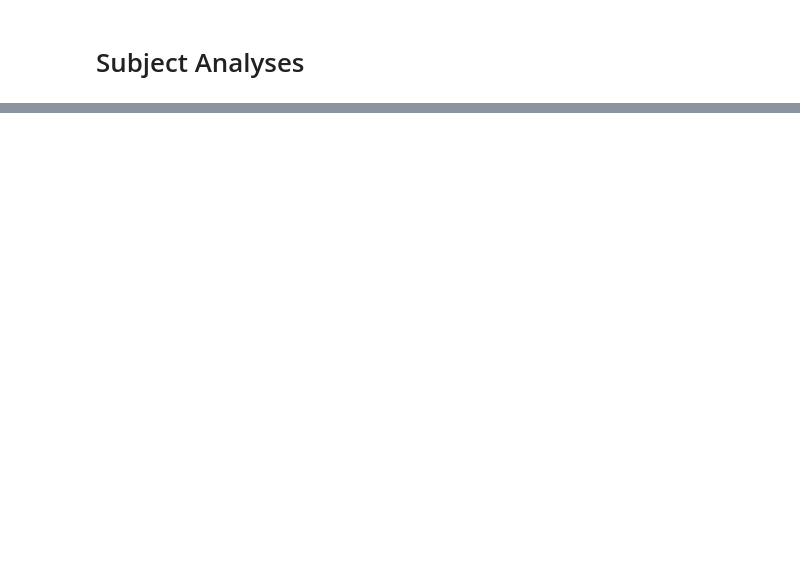
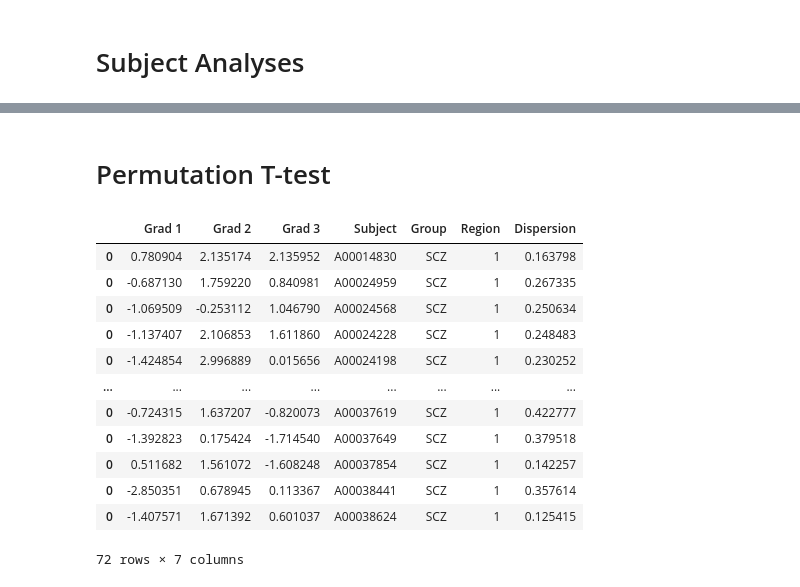
Before and after one commit to victoris93/feature-selection-scz, a Jupyter notebook: COBRE/cobre_analyses.ipynb, the cells around one changed output, grey strips where cells are left out. Cells and saved outputs as stored; diff of their text form; code cells hidden in the pictures; blank space fills up the shorter version.

Commit message:
alignment & t-test

```diff
--- a/COBRE/cobre_analyses.ipynb
+++ b/COBRE/cobre_analyses.ipynb
@@ -233,5 +179,9 @@ scz_grads = np.asarray([np.load(grad_path).T for grad_path in subjects_grads_pat
 # %%
+alignment = ProcrustesAlignment(n_iter = 1, tol = 0, verbose=True)
 SCZGradsAligned = alignment.fit(scz_grads, margulies_grads_schaefer400.T) # aligning to margulies 2016
+ControlGradsAligned = alignment.fit(control_grads, margulies_grads_schaefer400.T) # aligning to margulies 2016
+
 scz_grads_aligned = np.asarray(SCZGradsAligned.aligned_)
+control_grads_aligned = np.asarray(ControlGradsAligned.aligned_)
 # %% [output]
 Iteration   0: 4168.457267
@@ -253,0 +249,31 @@ Iteration 999: 0.000000
+# %%
+subject_df_list = []
+regions = np.arange(1, 401)
+n_neighbours = 4
+for subj_grads, subject in zip(scz_grads_aligned, scz_subjects):
+    prc_nbrs = NearestNeighbors(n_neighbors=n_neighbours, algorithm='brute').fit(subj_grads)
+    distances, indices = prc_nbrs.kneighbors(subj_grads)
+    subj_disp = distances.mean(axis = 1)
+
+    subj_df = pd.DataFrame(subj_grads, columns = ["Grad 1", "Grad 2", "Grad 3"])
+    subj_df["Subject"] = subject
+    subj_df["Group"] = "SCZ"
+    subj_df["Region"] = regions
+    subj_df["Dispersion"] = subj_disp
+    subject_df_list.append(subj_df)
+# %%
+for subj_grads, subject in zip(control_grads_aligned, control_subjects):
+    prc_nbrs = NearestNeighbors(n_neighbors=n_neighbours, algorithm='brute').fit(subj_grads)
+    distances, indices = prc_nbrs.kneighbors(subj_grads)
+    subj_disp = distances.mean(axis = 1)
+
+    subj_df = pd.DataFrame(subj_grads, columns = ["Grad 1", "Grad 2", "Grad 3"])
+    subj_df["Subject"] = subject
+    subj_df["Group"] = "Controls"
+    subj_df["Region"] = regions
+    subj_df["Dispersion"] = subj_disp
+    subject_df_list.append(subj_df)
+# %%
+data = pd.concat(subject_df_list)
+# %% [markdown]
+# Permutation T-test
@@ -253,0 +282,17 @@ Iteration 999: 0.000000
+# %%
+region = 1
+data[(data["Region"] == region) & (data["Group"] == "SCZ")]
+# %% [output]
+|  | Grad 1 | Grad 2 | Grad 3 | Subject | Group | Region | Dispersion |
+| 0 | 0.780904 | 2.135174 | 2.135952 | A00014830 | SCZ | 1 | 0.163798 |
+| 0 | -0.687130 | 1.759220 | 0.840981 | A00024959 | SCZ | 1 | 0.267335 |
+| 0 | -1.069509 | -0.253112 | 1.046790 | A00024568 | SCZ | 1 | 0.250634 |
+| 0 | -1.137407 | 2.106853 | 1.611860 | A00024228 | SCZ | 1 | 0.248483 |
+| 0 | -1.424854 | 2.996889 | 0.015656 | A00024198 | SCZ | 1 | 0.230252 |
+| ... | ... | ... | ... | ... | ... | ... | ... |
+| 0 | -0.724315 | 1.637207 | -0.820073 | A00037619 | SCZ | 1 | 0.422777 |
+| 0 | -1.392823 | 0.175424 | -1.714540 | A00037649 | SCZ | 1 | 0.379518 |
+| 0 | 0.511682 | 1.561072 | -1.608248 | A00037854 | SCZ | 1 | 0.142257 |
+| 0 | -2.850351 | 0.678945 | 0.113367 | A00038441 | SCZ | 1 | 0.357614 |
+| 0 | -1.407571 | 1.671392 | 0.601037 | A00038624 | SCZ | 1 | 0.125415 |
+72 rows × 7 columns
```
Also changed, not shown: parts of 25 cells of this notebook.
